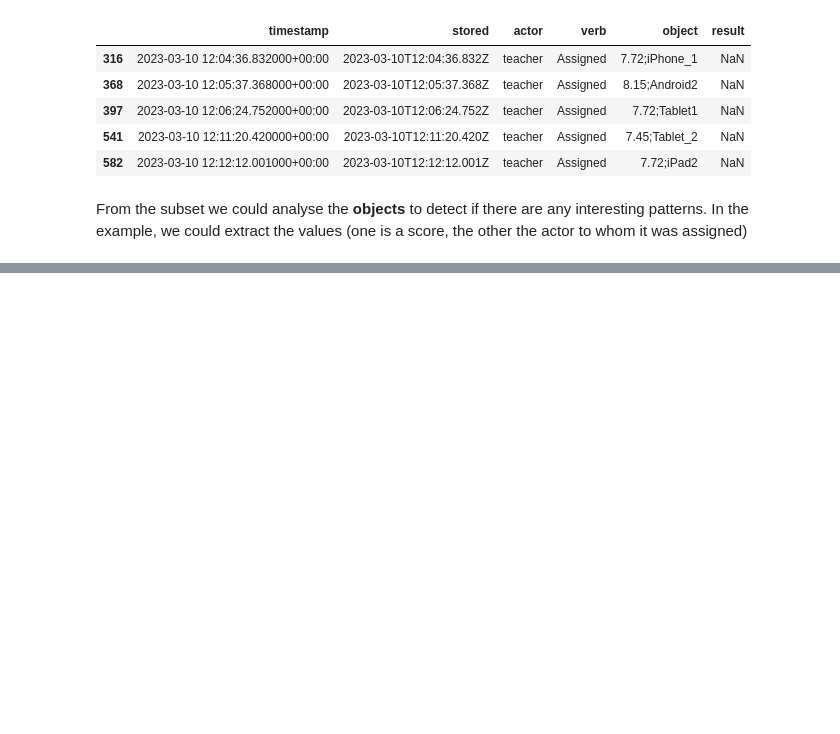
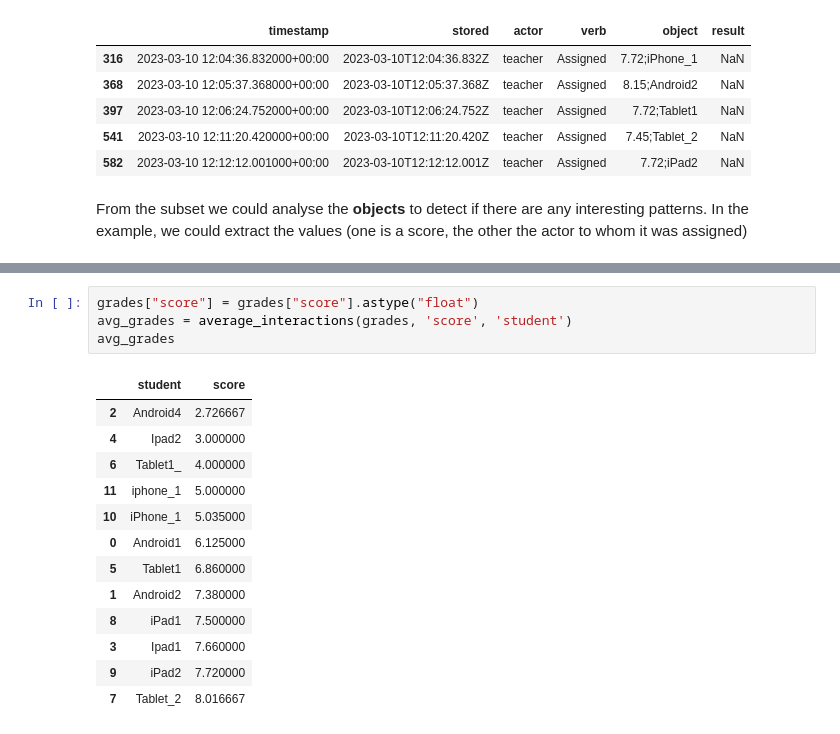
Before and after one commit to Stocastico/xapi_analysis, a Jupyter notebook: _proc/01_input_csv.ipynb, the cells around one changed output, grey strips where cells are left out. Saved outputs shown, nothing was run; the diff lists cells and outputs as text; blank space fills up the shorter version.

```diff
--- a/_proc/01_input_csv.ipynb
+++ b/_proc/01_input_csv.ipynb
@@ -298,0 +347,18 @@ def split_column():
+# %%
+grades["score"] = grades["score"].astype("float")
+avg_grades = average_interactions(grades, 'score', 'student')
+avg_grades
+# %% [output]
+|  | student | score |
+| 2 | Android4 | 2.726667 |
+| 4 | Ipad2 | 3.000000 |
+| 6 | Tablet1_ | 4.000000 |
+| 11 | iphone_1 | 5.000000 |
+| 10 | iPhone_1 | 5.035000 |
+| 0 | Android1 | 6.125000 |
+| 5 | Tablet1 | 6.860000 |
+| 1 | Android2 | 7.380000 |
+| 8 | iPad1 | 7.500000 |
+| 3 | Ipad1 | 7.660000 |
+| 9 | iPad2 | 7.720000 |
+| 7 | Tablet_2 | 8.016667 |
```
Also changed, not shown: parts of 9 cells of this notebook, 8 other files.
